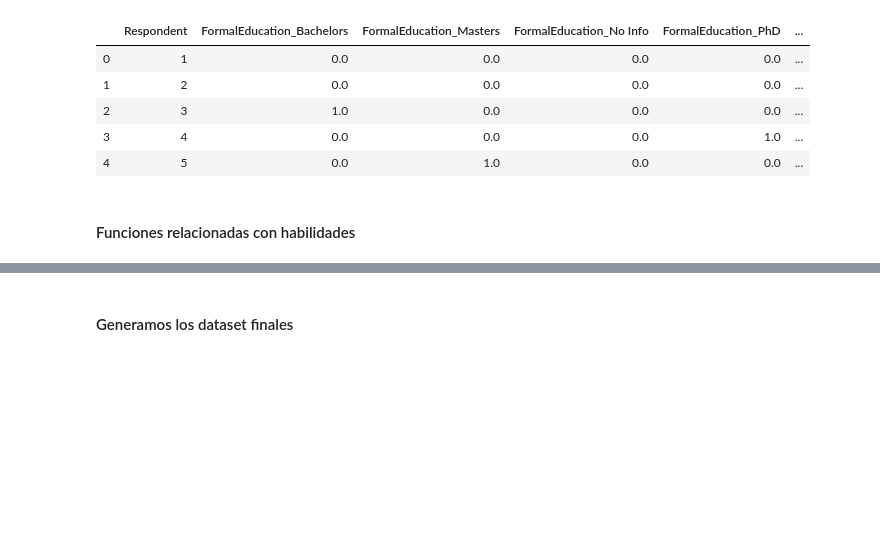
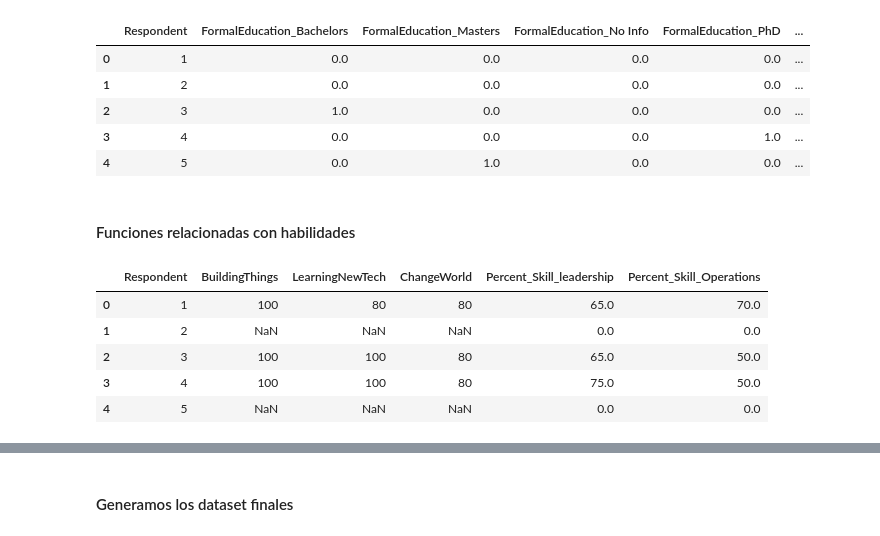
Before and after one commit to Cmarinoc/TFM_Startups, a Jupyter notebook: MatchEmpresasFreelances.ipynb, the cells around one changed output, grey strips where cells are left out. Saved outputs shown, nothing was run; the diff lists cells and outputs as text; code cells hidden in the pictures; blank space fills up the shorter version.

```diff
--- a/MatchEmpresasFreelances.ipynb
+++ b/MatchEmpresasFreelances.ipynb
@@ -330,0 +352,12 @@ df_companies_out4.head()
+# %%
+df_freelance_out4=skills_freel(freelances,var_freelances_recode)
+df_freelance_out4=df_freelance_out4.drop(["UnderstandComputers", "InvestTimeTools","Skill_Operations"],axis=1)
+df_freelance_out4=df_freelance_out4.drop(["RightWrongWay", "CompetePeers","DiversityImportant","ChallengeMyself","Skill_leadership"], axis=1)
+df_freelance_out4.head()
+# %% [output]
+|  | Respondent | BuildingThings | LearningNewTech | ChangeWorld | Percent_Skill_leadership | Percent_Skill_Operations |
+| 0 | 1 | 100 | 80 | 80 | 65.0 | 70.0 |
+| 1 | 2 | NaN | NaN | NaN | 0.0 | 0.0 |
+| 2 | 3 | 100 | 100 | 80 | 65.0 | 50.0 |
+| 3 | 4 | 100 | 100 | 80 | 75.0 | 50.0 |
+| 4 | 5 | NaN | NaN | NaN | 0.0 | 0.0 |
```
Also changed, not shown: parts of 23 cells of this notebook.
